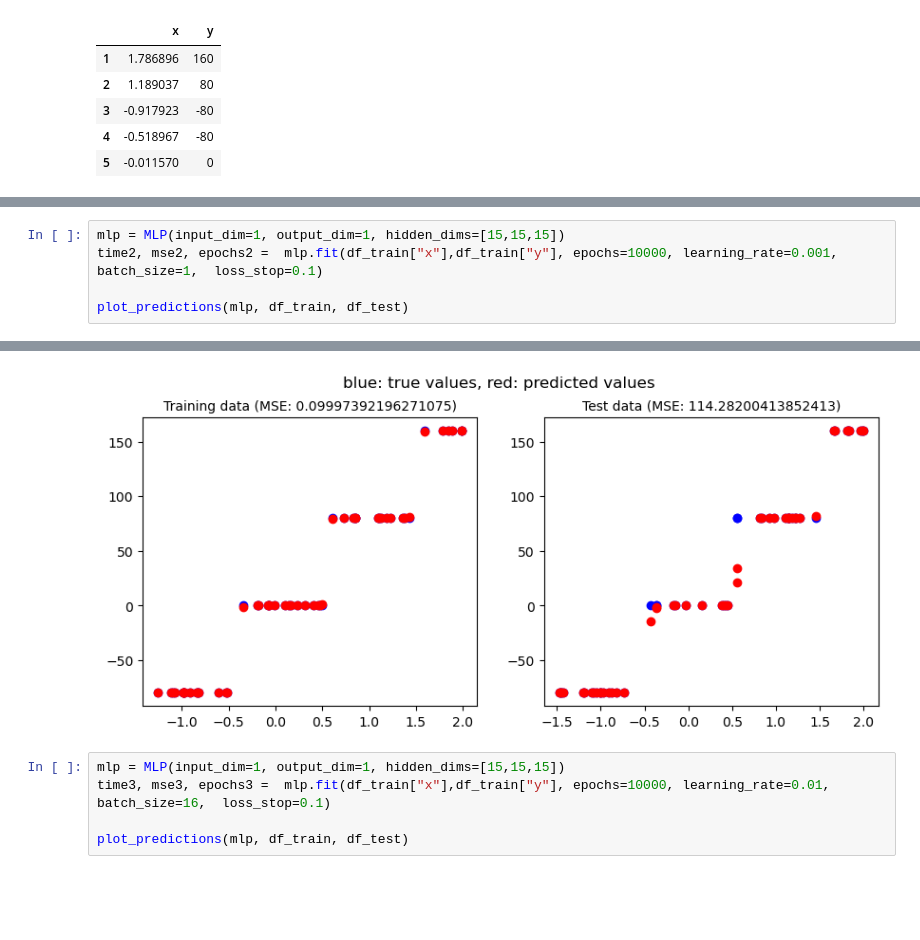
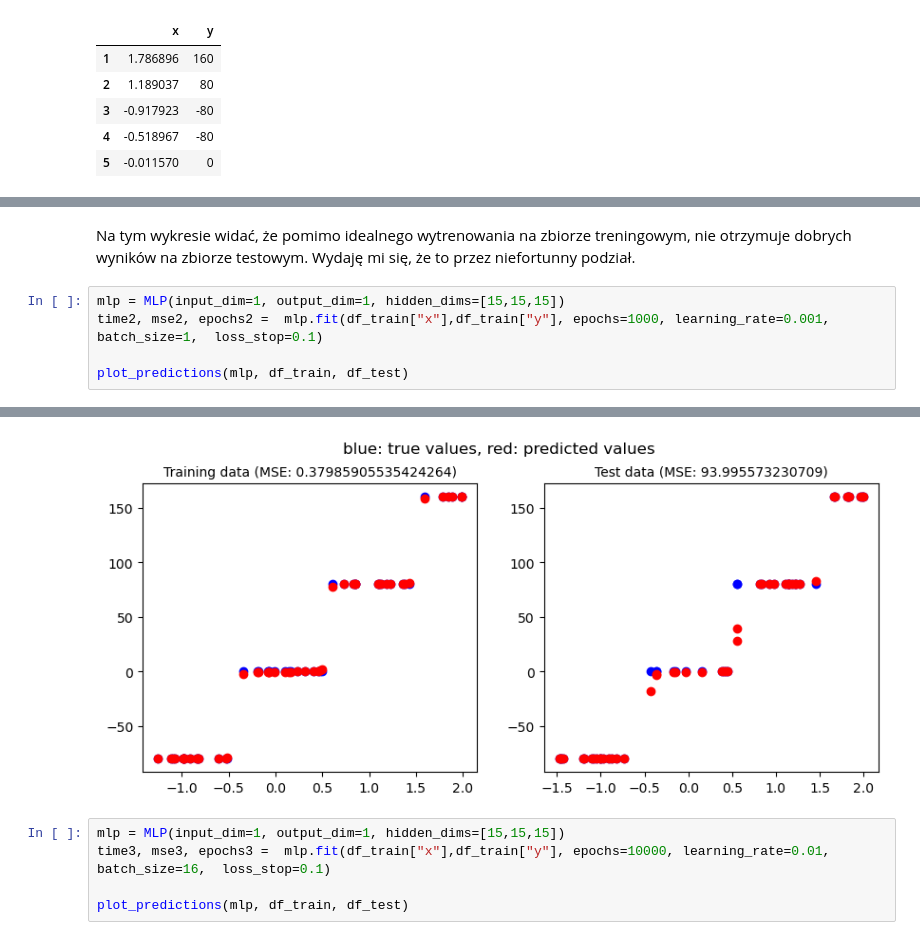
Before and after one commit to skowronskid/Computational-Analysis-Methods, a Jupyter notebook: NN/main.ipynb, the cells around one changed output, grey strips where cells are left out. Cells and saved outputs as stored; diff of their text form; blank space fills up the shorter version.

```diff
--- a/NN/main.ipynb
+++ b/NN/main.ipynb
@@ -351,6 +325,8 @@ Epoch 10000/10000, Loss: 0.1583443213439088
+# %% [markdown]
+Na tym wykresie widać, że pomimo idealnego wytrenowania na zbiorze treningowym, nie otrzymuje dobrych wyników na zbiorze testowym. Wydaję mi się, że to przez niefortunny podział.
 # %%
 mlp = MLP(input_dim=1, output_dim=1, hidden_dims=[15,15,15])
-time2, mse2, epochs2 =  mlp.fit(df_train["x"],df_train["y"], epochs=10000, learning_rate=0.001, batch_size=1,  loss_stop=0.1)
+time2, mse2, epochs2 =  mlp.fit(df_train["x"],df_train["y"], epochs=1000, learning_rate=0.001, batch_size=1,  loss_stop=0.1)
 
 plot_predictions(mlp, df_train, df_test)
 # %% [output]
@@ -358,4 +334,4 @@ Loss 0.09997392196271075 reached  after 3010 epochs
-[figure, old version]
+[figure, new version]
 # %%
 mlp = MLP(input_dim=1, output_dim=1, hidden_dims=[15,15,15])
 time3, mse3, epochs3 =  mlp.fit(df_train["x"],df_train["y"], epochs=10000, learning_rate=0.01, batch_size=16,  loss_stop=0.1)
```
Also changed, not shown: parts of 33 cells of this notebook, 2 other files.
